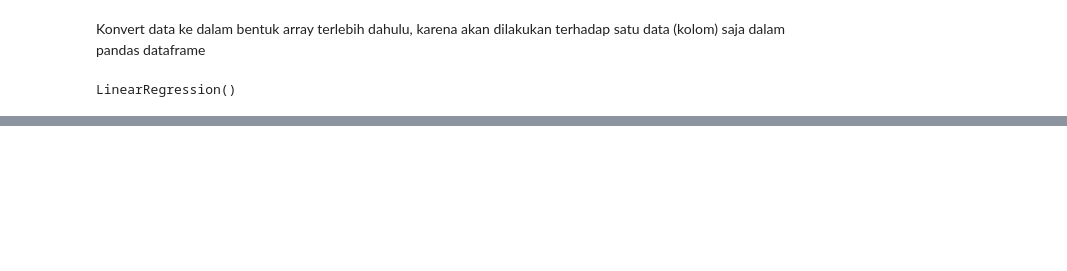
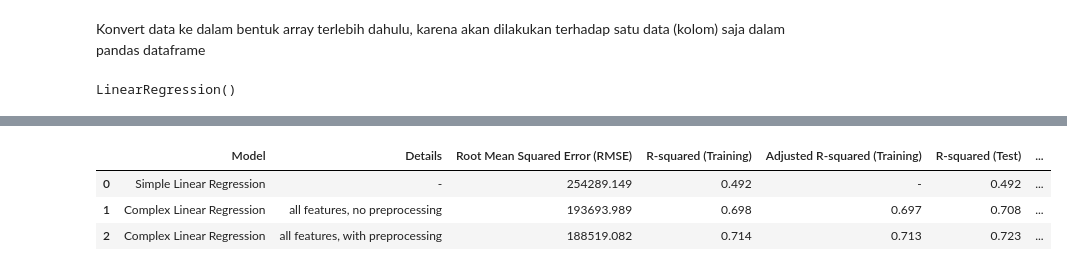
Before and after one commit to Abudavi700/EDA-Covid-using-Pyhon, a Jupyter notebook: Untitled.ipynb, the cells around one changed output, grey strips where cells are left out. Saved outputs shown, nothing was run; the diff lists cells and outputs as text; code cells hidden in the pictures; blank space fills up the shorter version.

```diff
--- a/Untitled.ipynb
+++ b/Untitled.ipynb
@@ -200,0 +261,5 @@ evaluation
+# %%
+#Ekstrak featur yang ada di data hasil preprocess
+features_cm2 = list(df_dm.columns)
+features_cm2 = features_cm2[3:]
+features_cm2
@@ -200,0 +284,25 @@ evaluation
+# %%
+#Definisikan dan train model
+complex_model_2 = linear_model.LinearRegression()
+complex_model_2.fit(train_data_dm[features_cm2], train_data_dm['price'])
+
+#predict value x_test
+pred_cm2 = complex_model_2.predict(test_data_dm[features_cm2])
+# %%
+#ambil semua metrics
+rmse_cm2 = float(format(np.sqrt(metrics.mean_squared_error(test_data_dm['price'], pred_cm2)), '.3f'))
+r_train_cm2 = float(format(complex_model_2.score(train_data_dm[features_cm2], train_data_dm['price']), '.3f'))
+ars_train_cm2 = float(format(adjustedR2(complex_model_2.score(train_data_dm[features_cm2], train_data_dm['price']), train_data_dm.shape[0], len(features_cm2)), '.3f'))
+r_test_cm2 = float(format(complex_model_2.score(test_data_dm[features_cm2], test_data_dm['price']), '.3f'))
+ars_test_cm2 = float(format(adjustedR2(complex_model_2.score(test_data_dm[features_cm2], test_data_dm['price']), test_data_dm.shape[0], len(features)), '.3f'))
+cv_cm2 = float(format(cross_val_score(complex_model_2, df_dm[features_cm2], df_dm['price'], cv=5).mean(), '.3f'))
+
+r = evaluation.shape[0]
+evaluation.loc[2] = ["Complex Linear Regression", 'all features, with preprocessing' , rmse_cm2, r_train_cm2, ars_train_cm2, r_test_cm2, ars_test_cm2, cv_cm2]
+# %%
+evaluation
+# %% [output]
+|  | Model | Details | Root Mean Squared Error (RMSE) | R-squared (Training) | Adjusted R-squared (Training) | R-squared (Test) | ... |
+| 0 | Simple Linear Regression | - | 254289.149 | 0.492 | - | 0.492 | ... |
+| 1 | Complex Linear Regression | all features, no preprocessing | 193693.989 | 0.698 | 0.697 | 0.708 | ... |
+| 2 | Complex Linear Regression | all features, with preprocessing | 188519.082 | 0.714 | 0.713 | 0.723 | ... |
```
Also changed, not shown: parts of 23 cells of this notebook.
